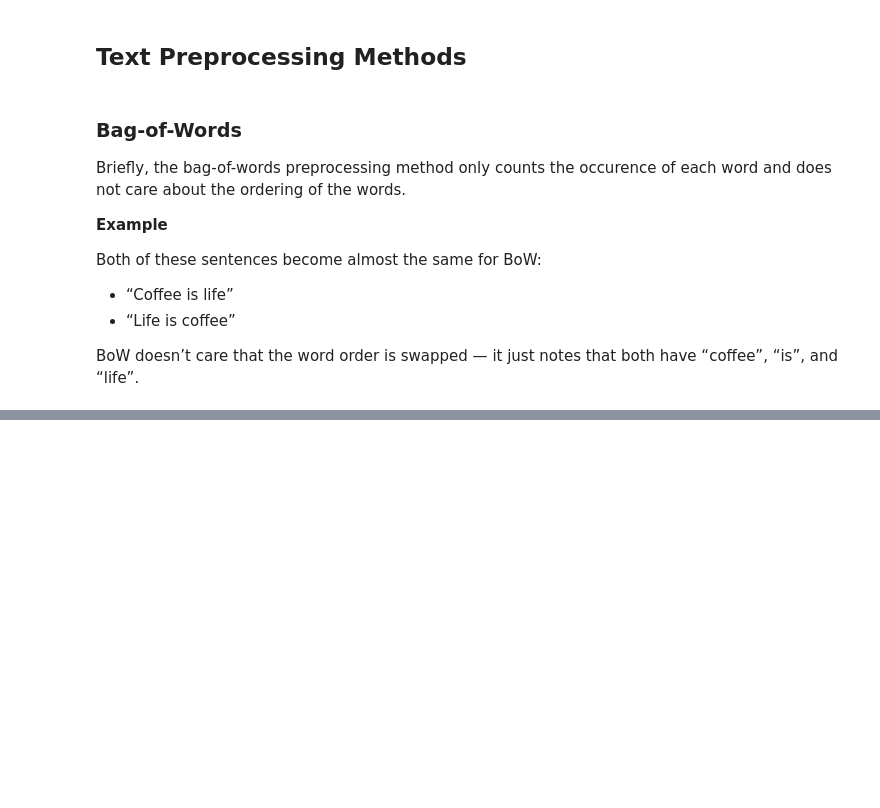
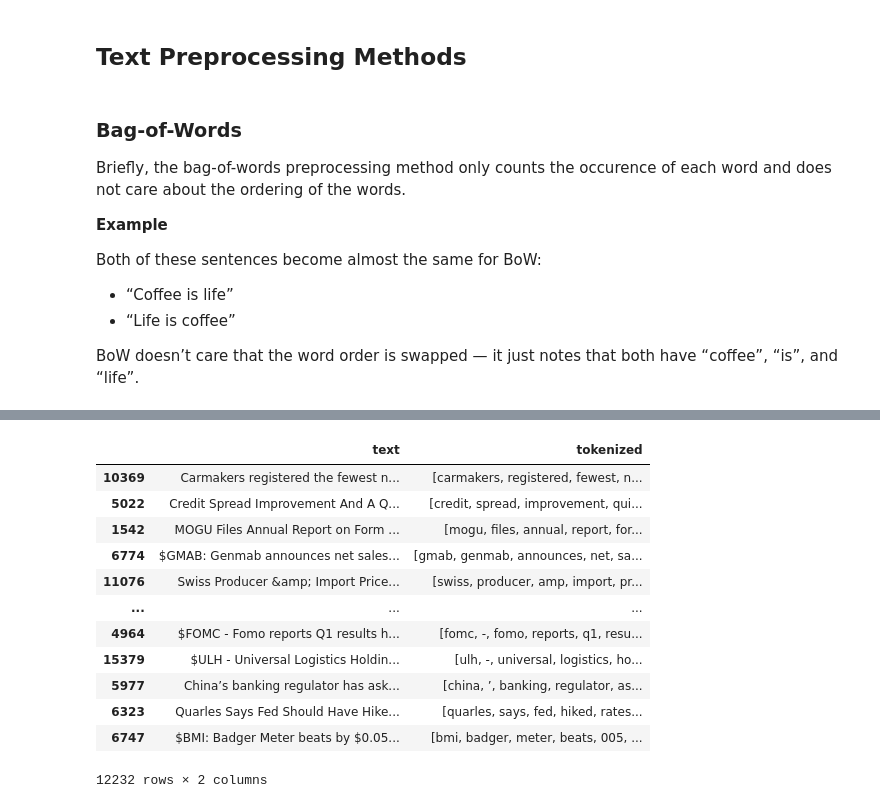
Before and after one commit to Andreas-Lukito/text_mining, a Jupyter notebook: text_mining_methods.ipynb, the cells around one changed output, grey strips where cells are left out. Saved outputs shown, nothing was run; the diff lists cells and outputs as text; code cells hidden in the pictures; blank space fills up the shorter version.

```diff
--- a/text_mining_methods.ipynb
+++ b/text_mining_methods.ipynb
@@ -110,6 +134,7 @@ def clean_text(text: str, language: str, tokenize: bool = False, remove_stop_wor
         return [w for w in tokens if w not in stop_words]
 
     # Clean process
+    text = contractions.fix(text)                        # fixing contraction
     text = text.strip().lower()                          # lowercase + trim
     text = remove_special_characters(text)               # remove punctuation
     tokens = tokenize_text(text)                         # tokenize words
@@ -145,3 +174,9 @@ train_df, val_df = train_test_split(train_df, test_size=val_size, stratify=train
+# %%
+
+# Spit the data to x and y values
+x_train, y_train = train_df["text"], train_df["label"]
+x_test, y_test = test_df["text"], test_df["label"]
+x_val, y_val = val_df["text"], val_df["label"]
 # %% [markdown]
 ## Text Preprocessing Methods
 # %% [markdown]
@@ -176,0 +266,5 @@ test_BOW:  (3398, 33542)
+# %%
+w2v_x_train = deepcopy(pd.DataFrame(x_train))
+w2v_x_test = deepcopy(pd.DataFrame(x_test))
+w2v_x_val = deepcopy(pd.DataFrame(x_val))
+w2v_x_train
@@ -176,0 +285,41 @@ test_BOW:  (3398, 33542)
+# %%
+w2v_x_train["tokenized"] = w2v_x_train["text"].apply(
+    lambda x: clean_text(
+        text=x,
+        language="english",
+        tokenize=True,
+        remove_stop_words=True
+    )
+)
+w2v_x_test["tokenized"] = w2v_x_test["text"].apply(
+    lambda x: clean_text(
+        text=x,
+        language="english",
+        tokenize=True,
+        remove_stop_words=True
+    )
+)
+w2v_x_val["tokenized"] = w2v_x_val["text"].apply(
+    lambda x: clean_text(
+        text=x,
+        language="english",
+        tokenize=True,
+        remove_stop_words=True
+    )
+)
+# %%
+w2v_x_train
+# %% [output]
+|  | text | tokenized |
+| 10369 | Carmakers registered the fewest n... | [carmakers, registered, fewest, n... |
+| 5022 | Credit Spread Improvement And A Q... | [credit, spread, improvement, qui... |
+| 1542 | MOGU Files Annual Report on Form ... | [mogu, files, annual, report, for... |
+| 6774 | $GMAB: Genmab announces net sales... | [gmab, genmab, announces, net, sa... |
+| 11076 | Swiss Producer &amp; Import Price... | [swiss, producer, amp, import, pr... |
+| ... | ... | ... |
+| 4964 | $FOMC - Fomo reports Q1 results h... | [fomc, -, fomo, reports, q1, resu... |
+| 15379 | $ULH - Universal Logistics Holdin... | [ulh, -, universal, logistics, ho... |
+| 5977 | China’s banking regulator has ask... | [china, ’, banking, regulator, as... |
+| 6323 | Quarles Says Fed Should Have Hike... | [quarles, says, fed, hiked, rates... |
+| 6747 | $BMI: Badger Meter beats by $0.05... | [bmi, badger, meter, beats, 005, ... |
+12232 rows × 2 columns
```
Also changed, not shown: parts of 17 cells of this notebook, 4 other files.
